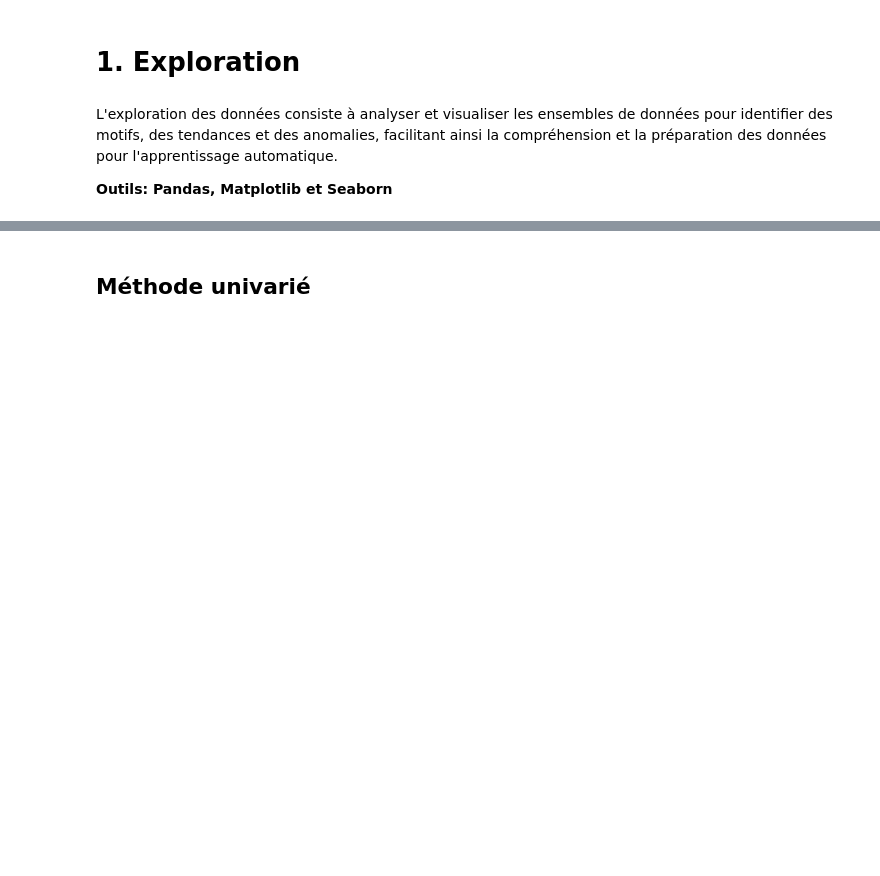
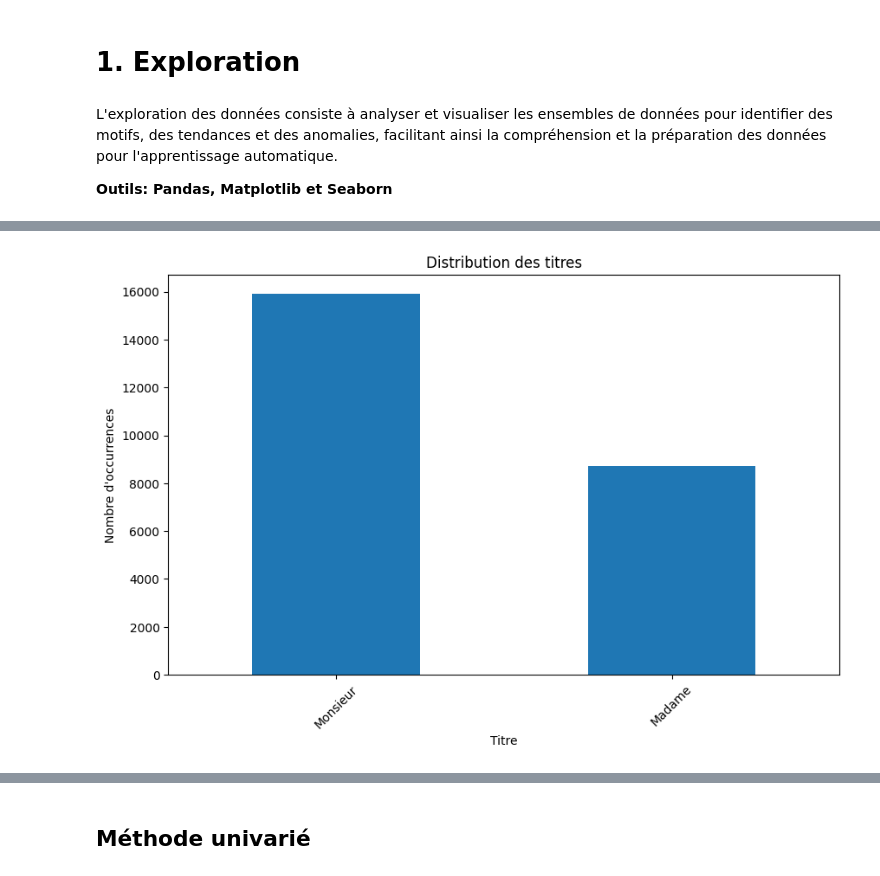
Before and after one commit to Aminatayade/Aminatayade, a Jupyter notebook: exploration.ipynb, the cells around one changed output, grey strips where cells are left out. Saved outputs shown, nothing was run; the diff lists cells and outputs as text; code cells hidden in the pictures; blank space fills up the shorter version.

```diff
--- a/exploration.ipynb
+++ b/exploration.ipynb
@@ -16,0 +22,10 @@ L'exploration des données consiste à analyser et visualiser les ensembles de d
+# %%
+
+import pandas as pd
+file_name='/content/drive/MyDrive/Table user.csv'
+df = pd.read_csv(file_name, encoding='ISO-8859-1', delimiter=';')
+selected_columns=df[['nombre_voyage','title','created_at']]
+new_file_name='extracted_columns.csv'
+selected_columns.to_csv(new_file_name,index=False)
+from google.colab import files
+files.download(new_file_name)
@@ -16,0 +35,16 @@ L'exploration des données consiste à analyser et visualiser les ensembles de d
+# %%
+import pandas as pd
+import matplotlib.pyplot as plt
+file_name='/content/drive/MyDrive/extracted_columns.csv'
+df = pd.read_csv(new_file_name, encoding='ISO-8859-1', delimiter=',')
+title_counts = df.get('title').value_counts()
+#title_counts = df['nombre_voyage'].value_counts()
+plt.figure(figsize=(10, 6))
+title_counts.plot(kind='bar')
+plt.title('Distribution des titres')
+plt.xlabel('Titre')
+plt.ylabel('Nombre d\'occurrences')
+plt.xticks(rotation=45)
+plt.show()
+# %% [output]
+[figure, added]
```
Also changed, not shown: parts of 3 cells of this notebook.
